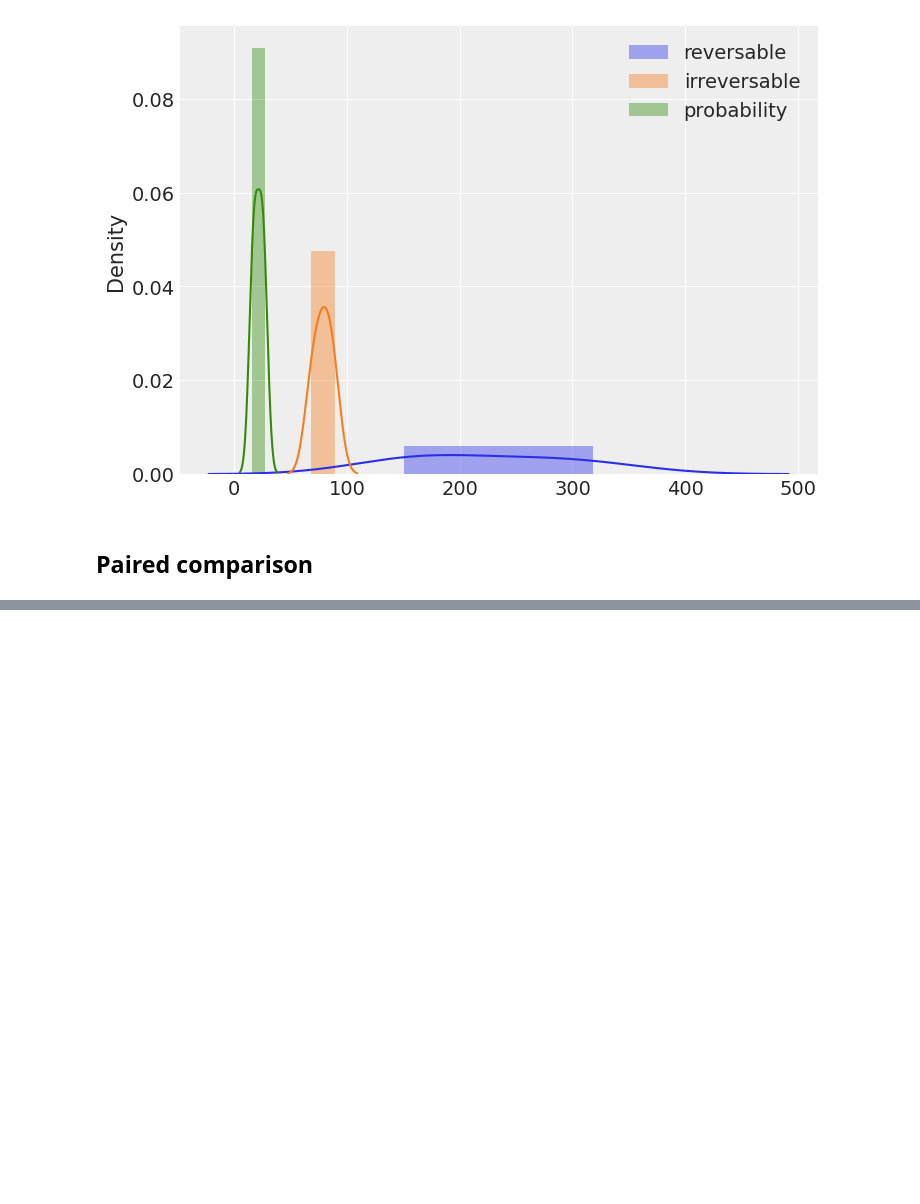
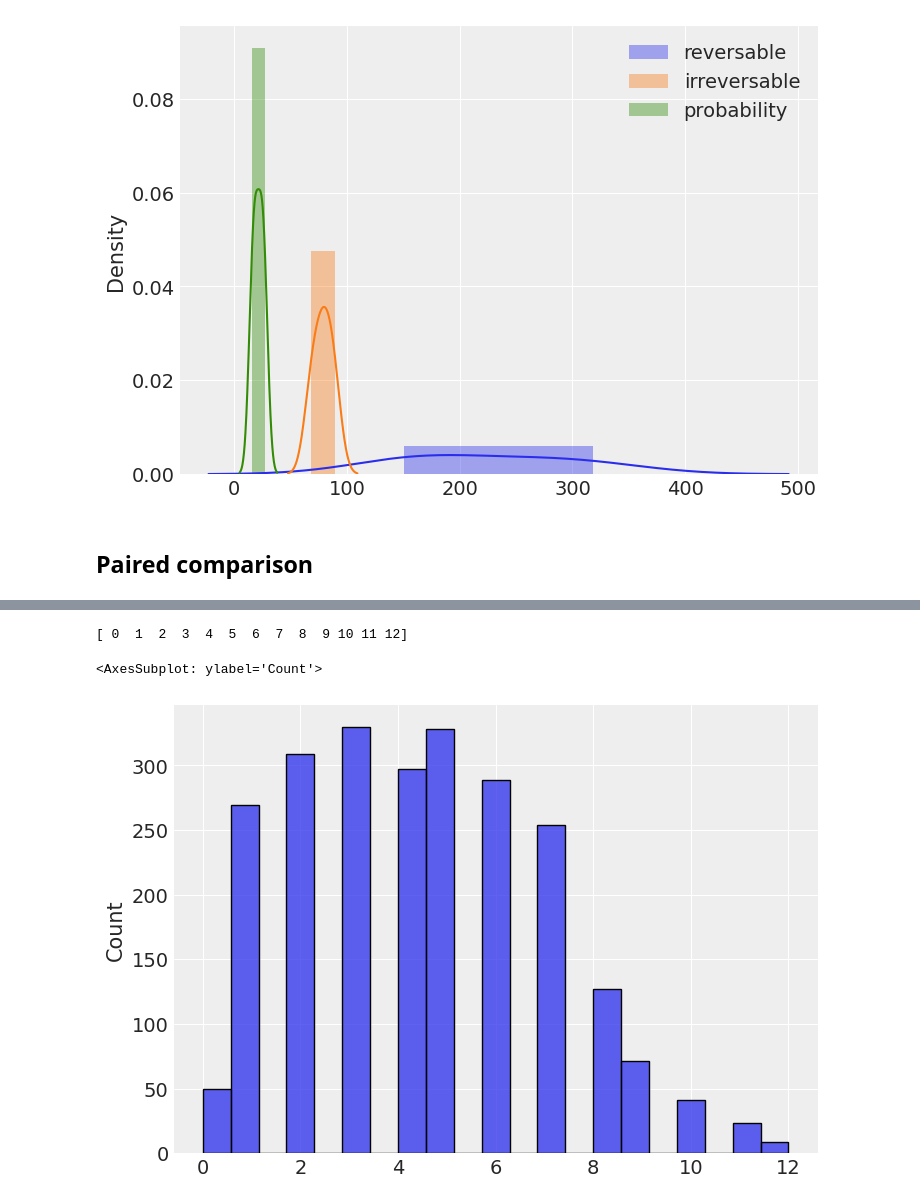
Before and after one commit to cm2435/graph_transmittion_research_project, a Jupyter notebook: experiments/variable_structure.ipynb, the cells around one changed output, grey strips where cells are left out. Cells and saved outputs as stored; diff of their text form; code cells hidden in the pictures; blank space fills up the shorter version.

```diff
--- a/experiments/variable_structure.ipynb
+++ b/experiments/variable_structure.ipynb
@@ -367,7 +252,25 @@ plt.legend()
 # %%
-node_positions = nx.get_node_attributes(graph, "pos")
-distances = []
-for n in node_positions:
-    x, y = node_positions[n]
-    distances.append((x - 0.5) ** 2 + (y - 0.5) ** 2)
-infection_nodes = np.argsort(distances).tolist()
+shortest_paths_geometric = []
+for i in tqdm.tqdm(range(50)):
+    graphgen = GraphStructureGenerator(
+        structure_name="random_geometric",
+        num_nodes=geometric_graph_conf['nodes'],
+        target_mean_degree = 5
+    )
+    graph = graphgen.initial_graph
+    node_positions = nx.get_node_attributes(graph, "pos")
+    distances = []
+    for n in node_positions:
+        x, y = node_positions[n]
+        distances.append((x - 0.5) ** 2 + (y - 0.5) ** 2)
+    infection_nodes = np.argsort(distances).tolist()[0]
+
+    spl = dict(nx.all_pairs_shortest_path_length(graph))
+    shortest_paths_geometric.extend(list(spl[infection_nodes].values()))
+
+print(np.unique(shortest_paths_geometric))
+sns.histplot(shortest_paths_geometric)
+# %% [output]
+[ 0  1  2  3  4  5  6  7  8  9 10 11 12]
+<AxesSubplot: ylabel='Count'>
+[figure, added]
```
Also changed, not shown: parts of 15 cells of this notebook.
